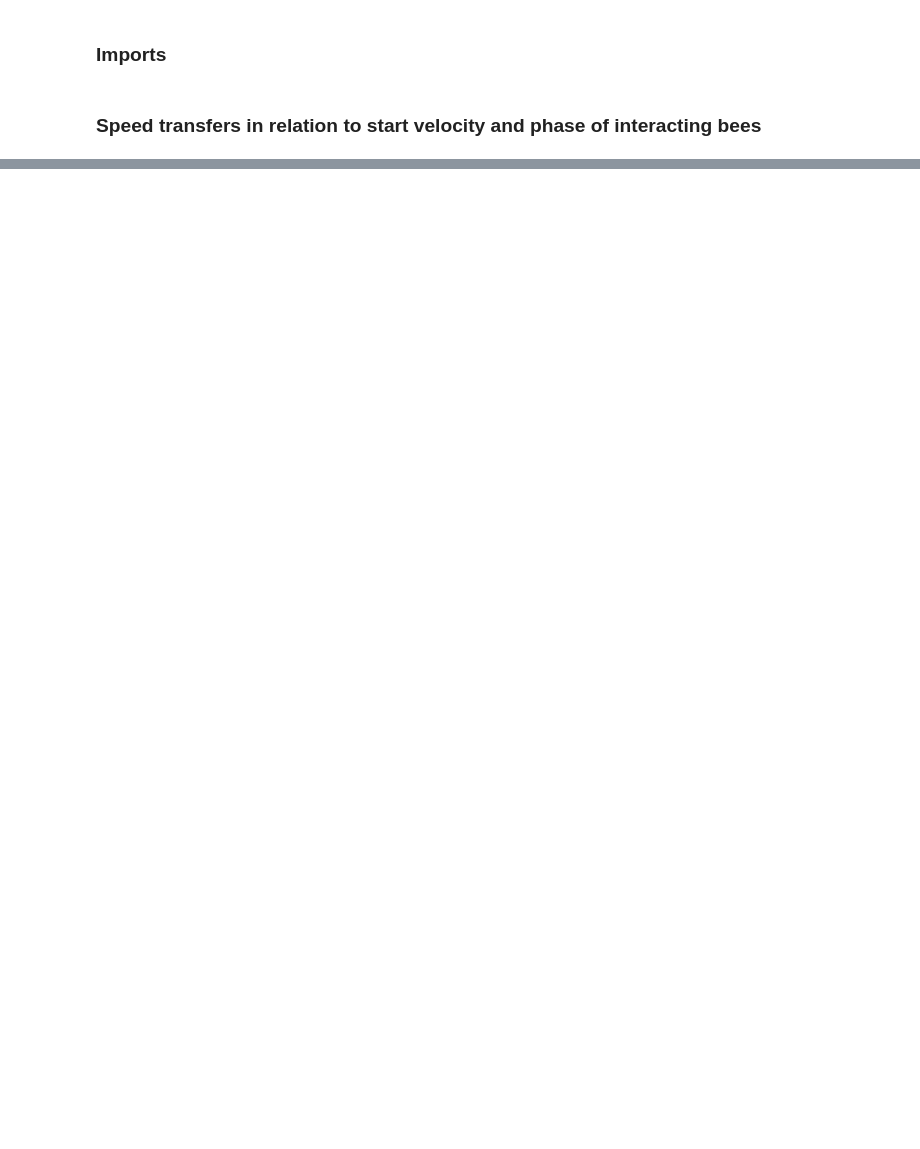
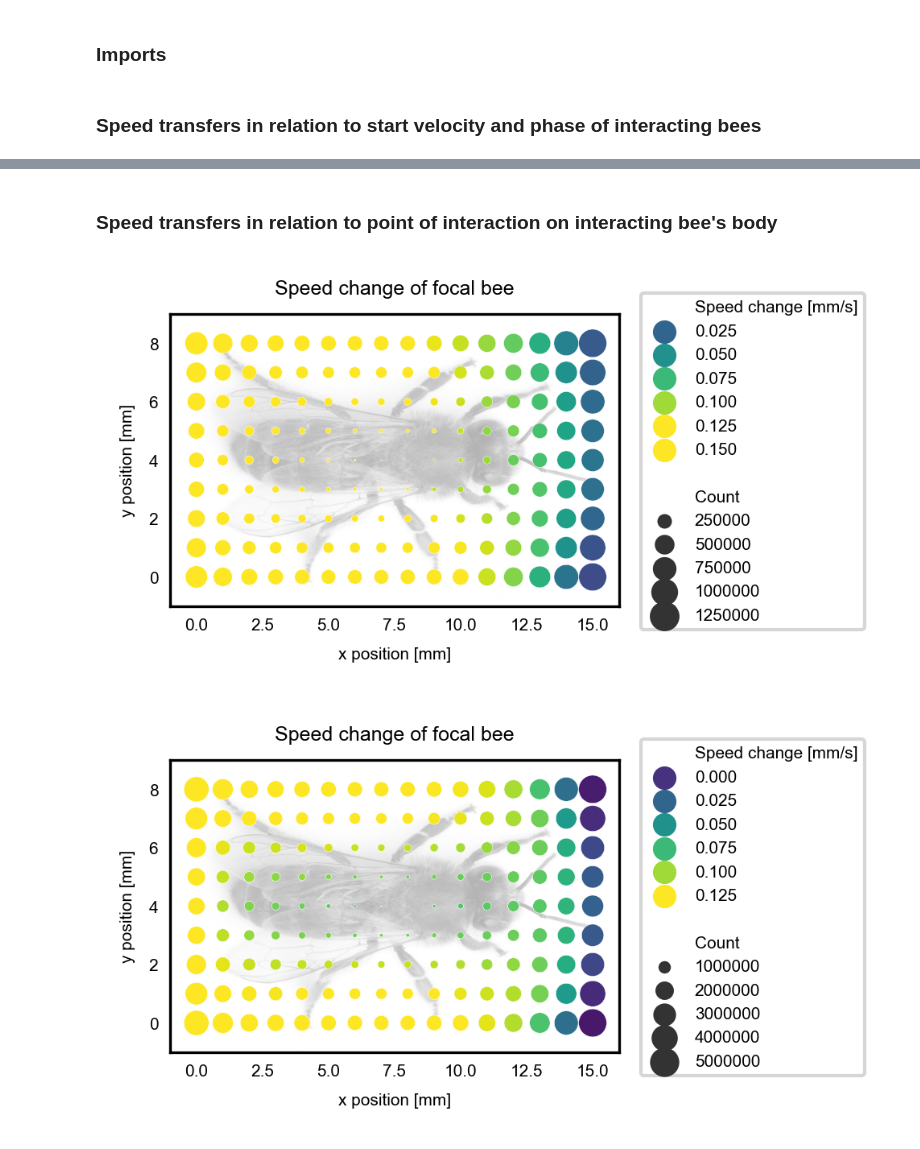
Before and after one commit to BioroboticsLab/speedtransfer, a Jupyter notebook: figures/figure_panel_2.ipynb, the cells around one changed output, grey strips where cells are left out. Drawn from its saved outputs; the diff is of its cells as text; code cells hidden in the pictures; blank space fills up the shorter version.

```diff
--- a/figures/figure_panel_2.ipynb
+++ b/figures/figure_panel_2.ipynb
@@ -56,0 +76,2 @@ def plot_binned_speed_changes(matrix, save_to=None, binning_var='start_vel',
+# %% [markdown]
+### Speed transfers in relation to point of interaction on interacting bee's body
@@ -56,0 +120,9 @@ def plot_binned_speed_changes(matrix, save_to=None, binning_var='start_vel',
+# %%
+for year in [2016, 2019]:
+    # Load data.
+    df = pd.read_csv(os.path.join(os.pardir, "aggregated_results", str(year), 'speed_change_per_body_pos.csv'), index_col=0)
+    save_to = f"speed_change_per_body_pos_{year}.svg"
+    add_bee_image_to_plot(df, save_to=save_to)
+# %% [output]
+[figure, added]
+[figure, added]
```
Also changed, not shown: parts of 4 cells of this notebook, 21 other files.
